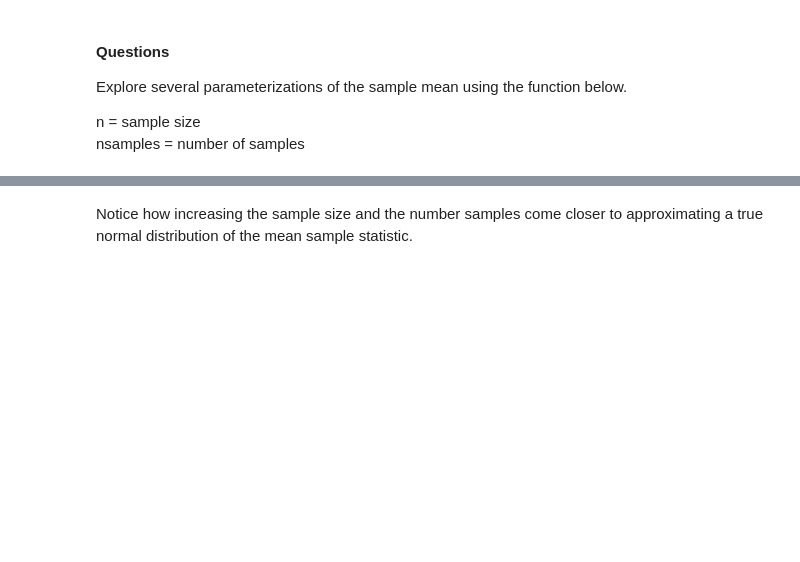
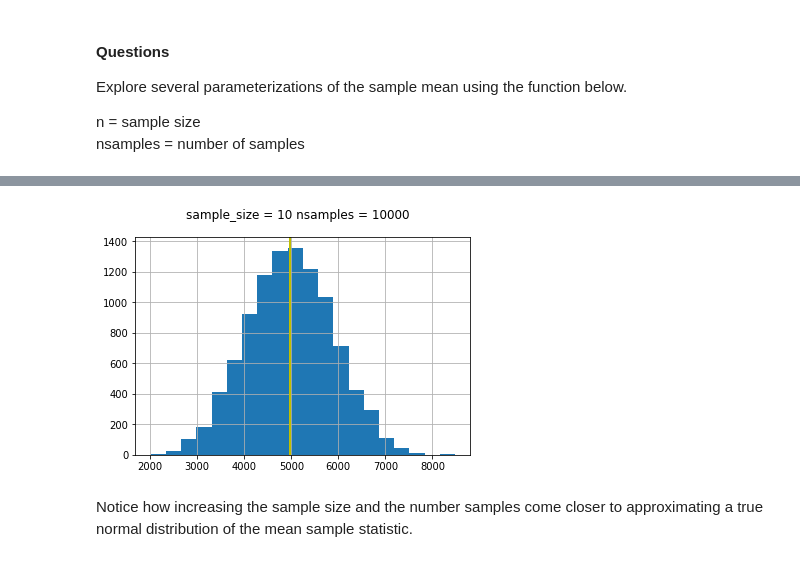
Before and after one commit to thinkful-dsi-cassowary/dsi3_student_pair_work, a Jupyter notebook: Coby/04_01_central_limit_theorem_ci_assign.ipynb, the cells around one changed output, grey strips where cells are left out. Saved outputs shown, nothing was run; the diff lists cells and outputs as text; code cells hidden in the pictures; blank space fills up the shorter version.

```diff
--- a/Coby/04_01_central_limit_theorem_ci_assign.ipynb
+++ b/Coby/04_01_central_limit_theorem_ci_assign.ipynb
@@ -277,16 +291,19 @@ plt.show()
 # %%
 # Plot a histogram of sampled_means.
 
 sample_size=10
 n_samples=10000
 sampled_means = sample_mean(population, sample_size, n_samples)
 #print(sampled_means)
 pd.Series(sampled_means).hist(bins=20)
 plt.suptitle("sample_size = " + str(sample_size) + " nsamples = " + str(n_samples));
 # for s in sampled_means:
 #     plt.axvline(x=s, linewidth=1, color='g')
 plt.axvline(x=np.mean(sampled_means), linewidth=2, color='r')
+plt.axvline(x=np.mean(population['numbers']), linewidth=2, color='y')
 plt.show()
+# %% [output]
+[figure, added]
 # %% [markdown]
 Notice how increasing the sample size and the number samples come closer to approximating a true normal distribution of the mean sample statistic.
 # %%
```
Also changed, not shown: parts of 14 cells of this notebook, 1 other file.
